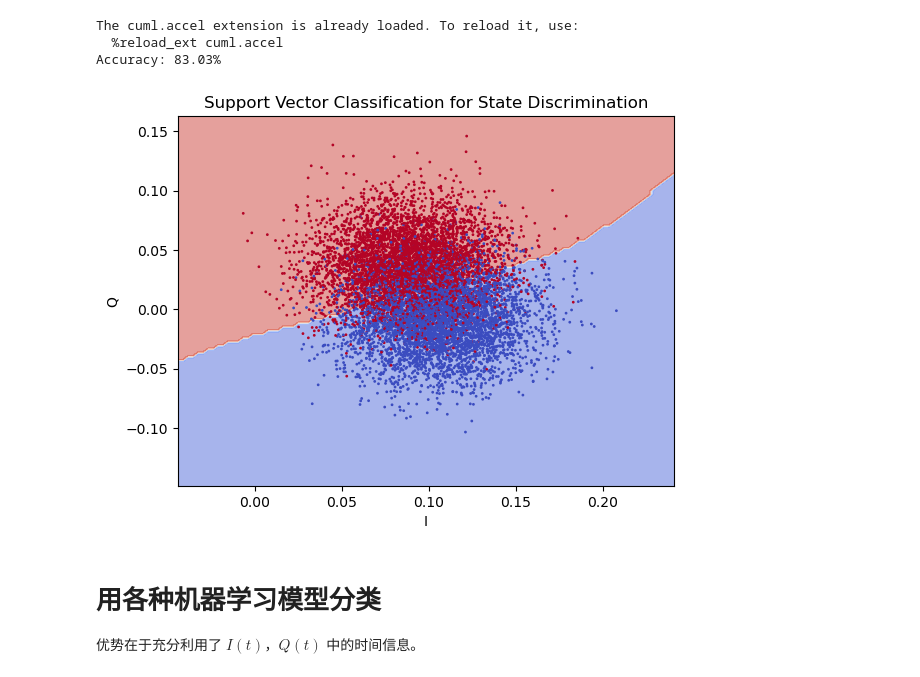
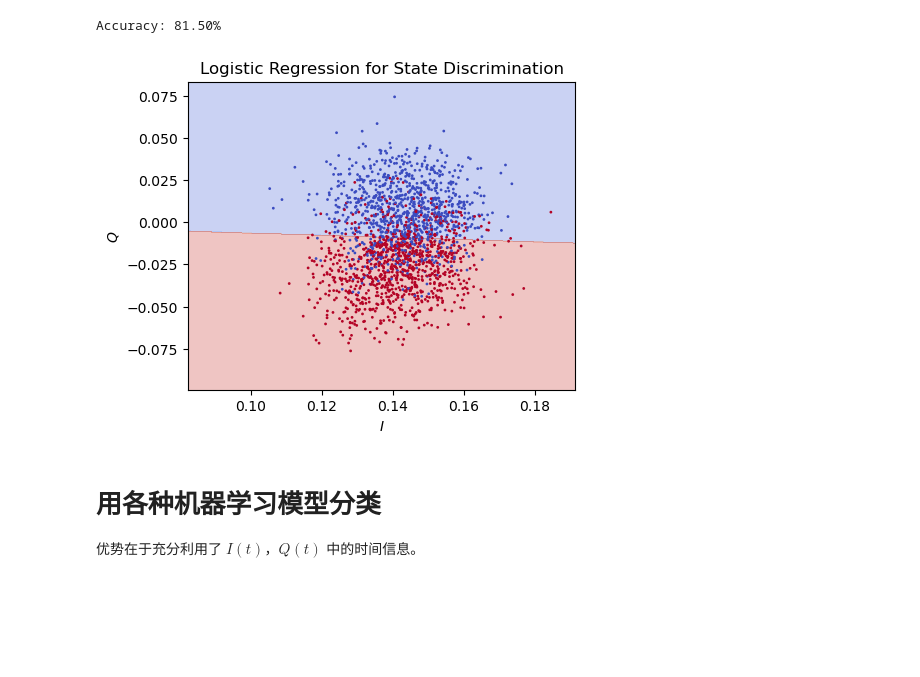
Before and after one commit to coding-xyz/qpu-gpu-co-processing, a Jupyter notebook: test_readout.ipynb, the cells around one changed output. Drawn from its saved outputs; the diff is of its cells as text; code cells hidden in the pictures; blank space fills up the shorter version.

```diff
--- a/test_readout.ipynb
+++ b/test_readout.ipynb
@@ -46,35 +122,36 @@ plt.show()
 # %%
-%load_ext cuml.accel
+# %load_ext cuml.accel
 from sklearn.svm import SVC
+from sklearn.linear_model import LogisticRegression
 from sklearn.metrics import accuracy_score
 
 # Create and train the SVM classifier with RBF kernel
-classifier = SVC(kernel='rbf', gamma='scale')
+# classifier = SVC(kernel='rbf', gamma='scale')
+classifier = LogisticRegression(max_iter=200)
 classifier.fit(X_train, y_train)
 
 # # Predict and evaluate
 y_pred = classifier.predict(X_test)
 accuracy = accuracy_score(y_test, y_pred)
 
 print(f'Accuracy: {accuracy * 100:.2f}%')
 
 # Plot the decision boundary and IQ points
-xx, yy = np.meshgrid(np.linspace(X_train[:, 0].min() - 0.02, X_train[:, 0].max() + 0.02, 100),
-                     np.linspace(X_train[:, 1].min() - 0.02, X_train[:, 1].max() + 0.02, 100))
+xx, yy = np.meshgrid(np.linspace(X_train[:, 0].min() - 0.01, X_train[:, 0].max() + 0.01, 1000),
+                     np.linspace(X_train[:, 1].min() - 0.01, X_train[:, 1].max() + 0.01, 1000))
 Z = classifier.predict(np.c_[xx.ravel(), yy.ravel()])
 Z = Z.reshape(xx.shape)
 
-plt.contourf(xx, yy, Z, alpha=0.5, cmap='coolwarm')
+plt.figure(figsize=(5,4))
+plt.contourf(xx, yy, Z, alpha=0.3, cmap='coolwarm')
 plt.scatter(X_test[:, 0], X_test[:, 1], c=y_test, cmap='coolwarm', s=1)
-plt.title('Support Vector Classification for State Discrimination')
-plt.xlabel('I')
-plt.ylabel('Q')
+plt.title('Logistic Regression for State Discrimination')
+plt.xlabel(r'$I$')
+plt.ylabel(r'$Q$')
 plt.show()
 # %% [output]
-The cuml.accel extension is already loaded. To reload it, use:
-  %reload_ext cuml.accel
-Accuracy: 83.03%
+Accuracy: 81.50%
-[figure, old version]
+[figure, new version]
 # %% [markdown]
 # 用各种机器学习模型分类
 
```
Also changed, not shown: parts of 14 cells of this notebook, 4 other files.
